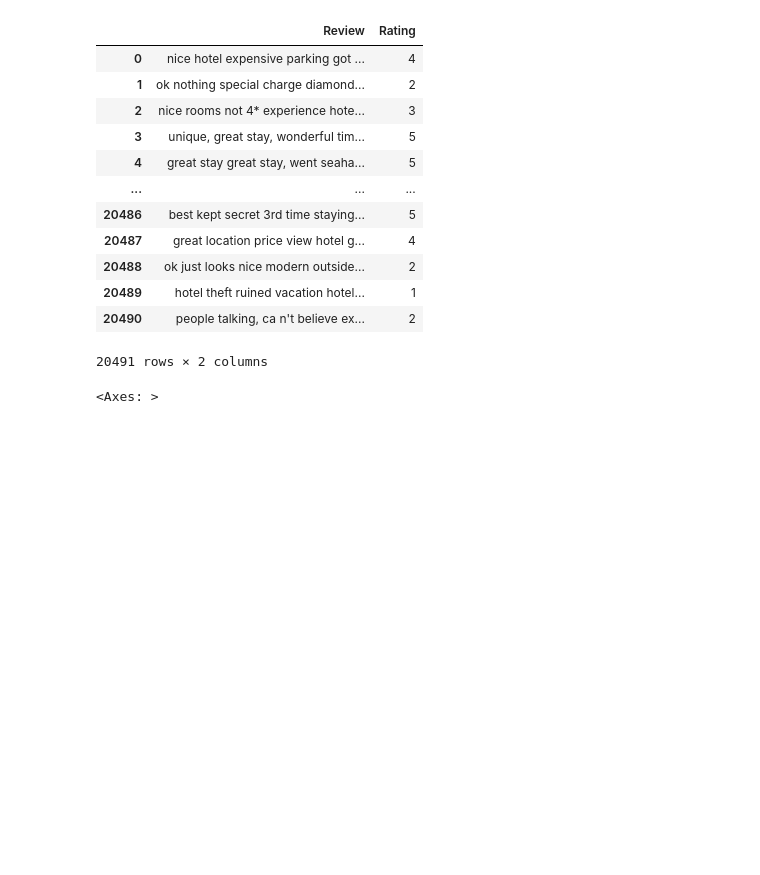
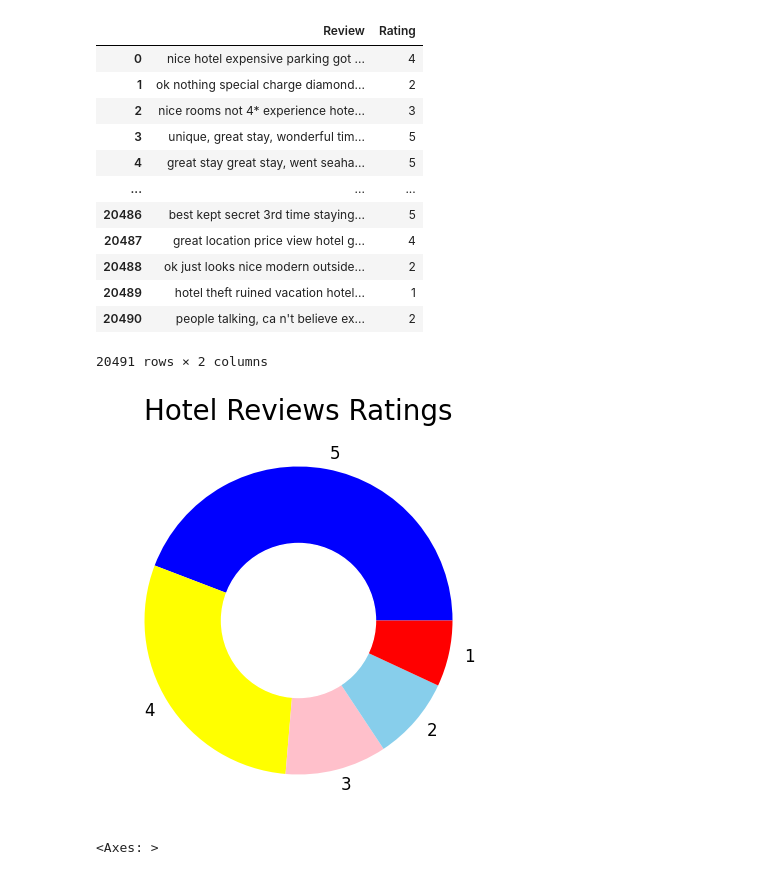
Before and after one commit to Nivea5678/Yeti-Analytics, a Jupyter notebook: Yeti_Analytics.ipynb, the cells around one changed output. Cells and saved outputs as stored; diff of their text form; code cells hidden in the pictures; blank space fills up the shorter version.

```diff
--- a/Yeti_Analytics.ipynb
+++ b/Yeti_Analytics.ipynb
@@ -39,5 +39,22 @@ df
 | 20489 | hotel theft ruined vacation hotel... | 1 |
 | 20490 | people talking, ca n't believe ex... | 2 |
 20491 rows × 2 columns
+# %%
+import matplotlib.pyplot as plt
+ratings = df["Rating"].value_counts()
+numbers = ratings.index
+quantity = ratings.values
+
+custom_colors = ["Blue", "yellow", 'Pink', "Skyblue", "red"]
+plt.figure(figsize=(5,5))
+plt.pie(quantity, labels=numbers, colors=custom_colors)
+central_circle = plt.Circle((0, 0), 0.5, color='white')
+fig = plt.gcf()
+fig.gca().add_artist(central_circle)
+plt.rc('font', size=12)
+plt.title("Hotel Reviews Ratings", fontsize=20)
+plt.show()
+# %% [output]
+[figure, added]
 # %%
 df['Review'] = df['Review'].str.lower()
```
Also changed, not shown: parts of 8 cells of this notebook.
